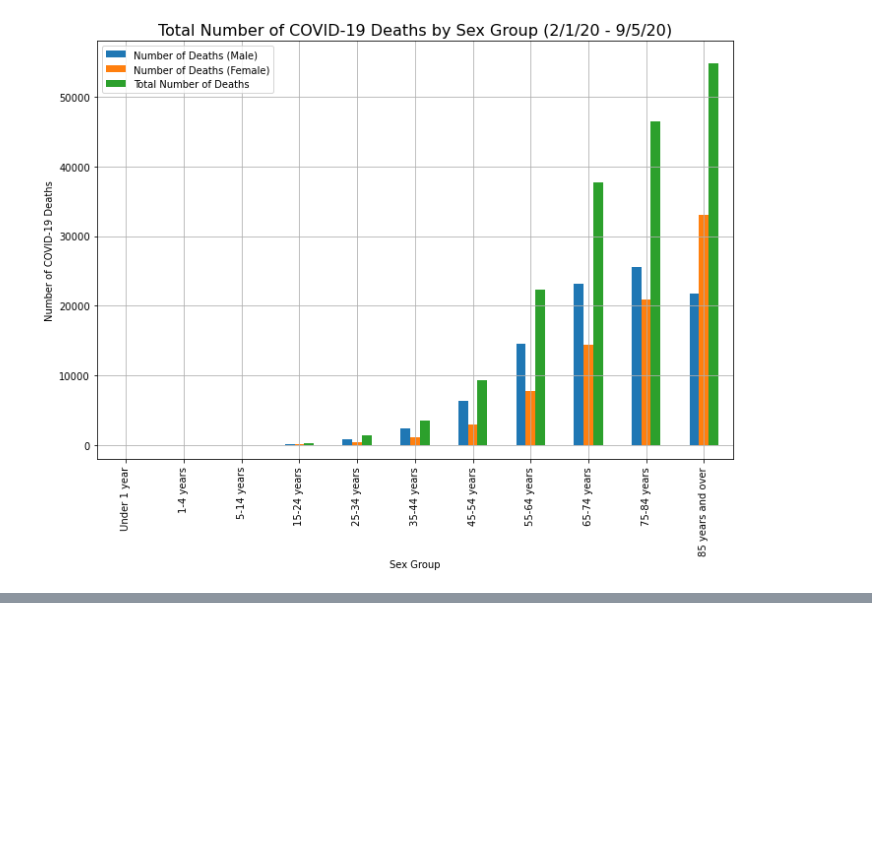
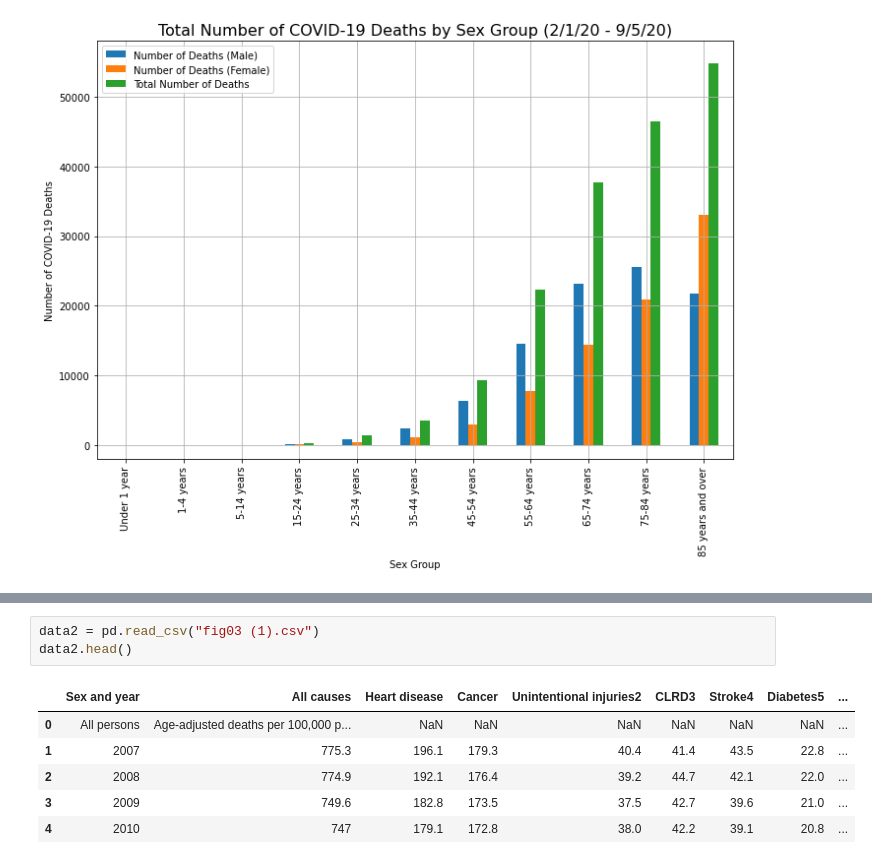
Before and after one commit to debrawu/ProjectOne, a Jupyter notebook: Project One - Data Cleansing.ipynb, the cells around one changed output, grey strips where cells are left out. Drawn from its saved outputs; the diff is of its cells as text; blank space fills up the shorter version.

```diff
--- a/Project One - Data Cleansing.ipynb
+++ b/Project One - Data Cleansing.ipynb
@@ -313,0 +303,10 @@ plt.show
+# %%
+data2 = pd.read_csv("fig03 (1).csv")
+data2.head()
+# %% [output]
+|  | Sex and year | All causes | Heart disease | Cancer | Unintentional injuries2 | CLRD3 | Stroke4 | Diabetes5 | ... |
+| 0 | All persons | Age-adjusted deaths per 100,000 p... | NaN | NaN | NaN | NaN | NaN | NaN | ... |
+| 1 | 2007 | 775.3 | 196.1 | 179.3 | 40.4 | 41.4 | 43.5 | 22.8 | ... |
+| 2 | 2008 | 774.9 | 192.1 | 176.4 | 39.2 | 44.7 | 42.1 | 22.0 | ... |
+| 3 | 2009 | 749.6 | 182.8 | 173.5 | 37.5 | 42.7 | 39.6 | 21.0 | ... |
+| 4 | 2010 | 747 | 179.1 | 172.8 | 38.0 | 42.2 | 39.1 | 20.8 | ... |
```
Also changed, not shown: parts of 5 cells of this notebook, 5 other files.
